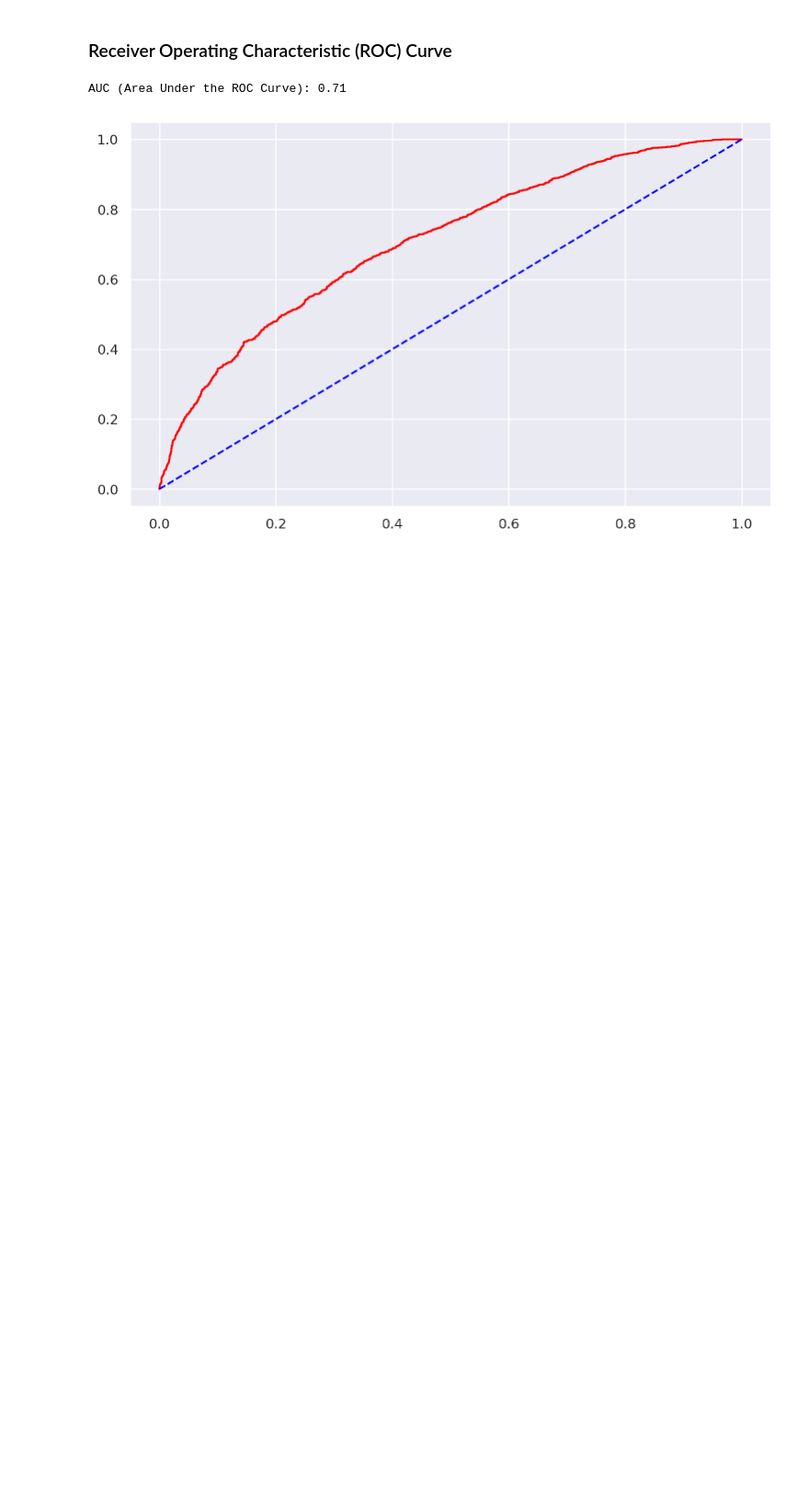
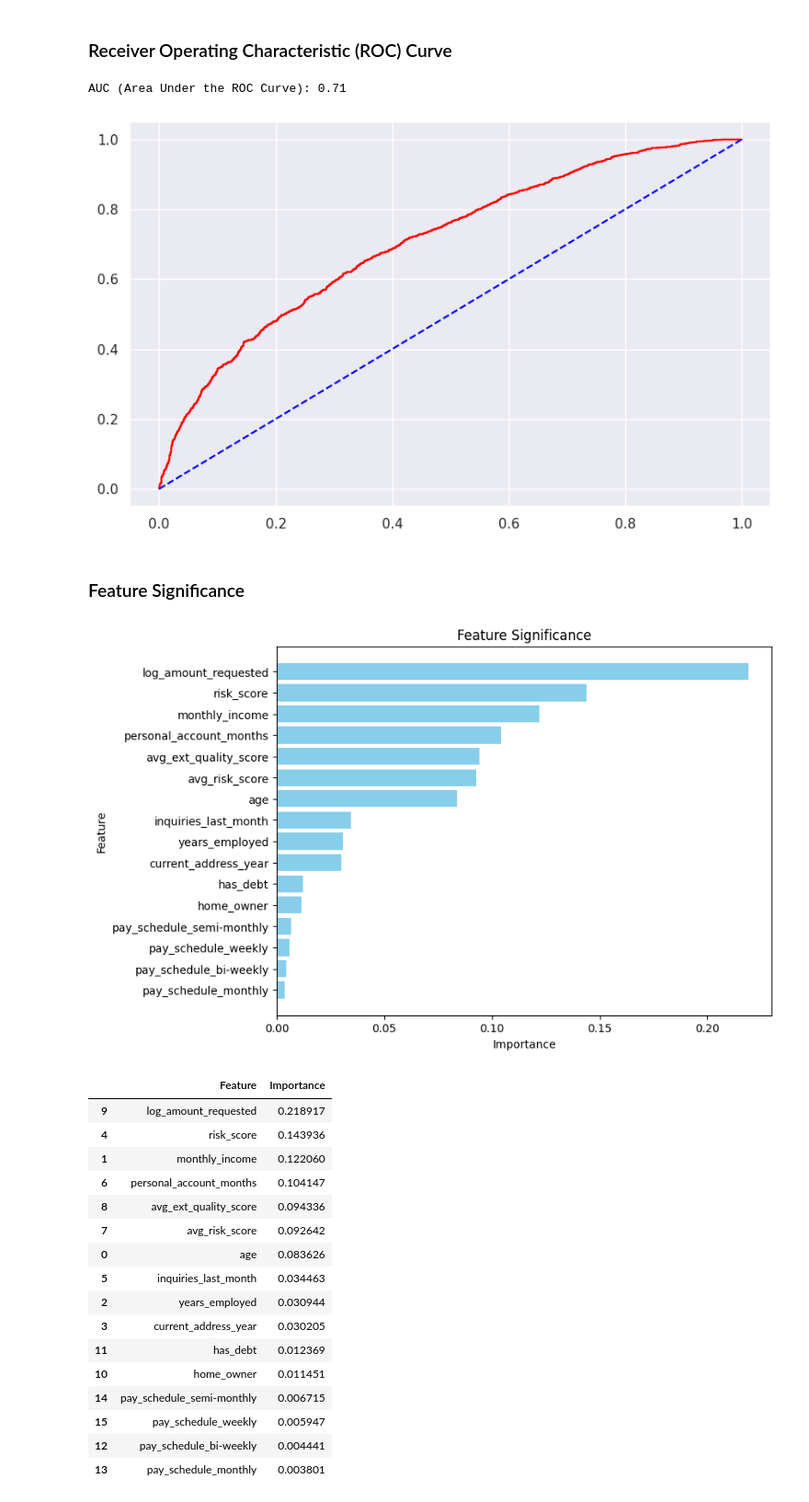
Before and after one commit to c-grigsby/ml-fintech-case-studies, a Jupyter notebook: predicting-loan-signatures/notebooks/predicting-loan-signatures_model.ipynb, the cells around one changed output. Shown at 92% size. Drawn from its saved outputs; the diff is of its cells as text; code cells hidden in the pictures; blank space fills up the shorter version.

```diff
--- a/predicting-loan-signatures/notebooks/predicting-loan-signatures_model.ipynb
+++ b/predicting-loan-signatures/notebooks/predicting-loan-signatures_model.ipynb
@@ -602,18 +683,3 @@ print(best_hyperparam)
 # %%
-import mlflow.sklearn
-
-# Provide the path to directory hosting the experiment (defined above)
-mlflow.set_tracking_uri(f'file://{os.path.abspath(experiment_dir)}')
-
-# Provide the experiment id (defined above 'experiment.experiment_id' or insert manually)
-experiment_id = '471826949328499785'
-
-# Get the runs from the experiment
-runs = mlflow.search_runs(experiment_ids=[experiment_id], filter_string='', max_results=1000)
-
-# Filter the runs for highest accuracy
-best_run = runs.sort_values("metrics.accuracy", ascending=False).iloc[0]
-
-# Retrieve the model
-best_model_uri = best_run["artifact_uri"] + "/model"
-model = mlflow.sklearn.load_model(best_model_uri)
+# Load the model from MLflow
+model = get_best_scoring_model("accuracy", False, experiment_dir, "471826949328499785")
@@ -693,3 +736,27 @@ print("AUC (Area Under the ROC Curve): {:.2f}".format(auc))
 # %% [output]
 AUC (Area Under the ROC Curve): 0.71
 [figure]
+# %% [markdown]
+### Feature Significance
+# %%
+feature_df = plot_feature_significance(X_train_and_validation, model)
+feature_df
+# %% [output]
+[figure, added]
+|  | Feature | Importance |
+| 9 | log_amount_requested | 0.218917 |
+| 4 | risk_score | 0.143936 |
+| 1 | monthly_income | 0.122060 |
+| 6 | personal_account_months | 0.104147 |
+| 8 | avg_ext_quality_score | 0.094336 |
+| 7 | avg_risk_score | 0.092642 |
+| 0 | age | 0.083626 |
+| 5 | inquiries_last_month | 0.034463 |
+| 2 | years_employed | 0.030944 |
+| 3 | current_address_year | 0.030205 |
+| 11 | has_debt | 0.012369 |
+| 10 | home_owner | 0.011451 |
+| 14 | pay_schedule_semi-monthly | 0.006715 |
+| 15 | pay_schedule_weekly | 0.005947 |
+| 12 | pay_schedule_bi-weekly | 0.004441 |
+| 13 | pay_schedule_monthly | 0.003801 |
```
Also changed, not shown: parts of 31 cells of this notebook, 46 other files.
